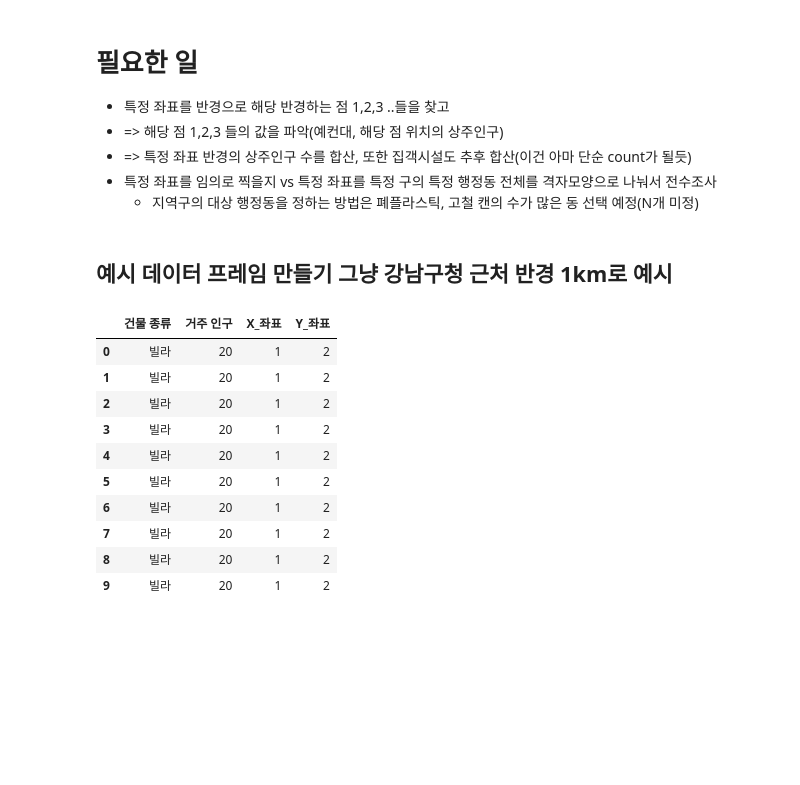
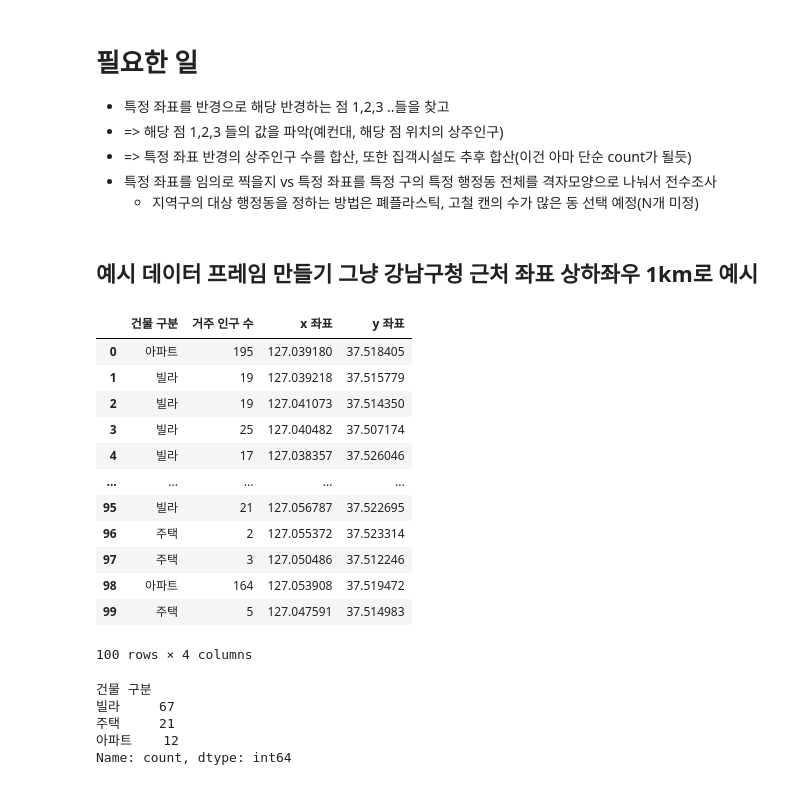
Before and after one commit to GyudongHan/Project_1, a Jupyter notebook: 프로젝트 2/Geo_edu(coordinate).ipynb, the cells around one changed output. Cells and saved outputs as stored; diff of their text form; code cells hidden in the pictures; blank space fills up the shorter version.

Commit message:
Data_Preprocessing_10.14~15

```diff
--- a/프로젝트 2/Geo_edu(coordinate).ipynb
+++ b/프로젝트 2/Geo_edu(coordinate).ipynb
@@ -6,32 +6,53 @@
 - 특정 좌표를 임의로 찍을지 vs 특정 좌표를 특정 구의 특정 행정동 전체를 격자모양으로 나눠서 전수조사
     - 지역구의 대상 행정동을 정하는 방법은 폐플라스틱, 고철 캔의 수가 많은 동 선택 예정(N개 미정)
 # %% [markdown]
-## 예시 데이터 프레임 만들기 그냥 강남구청 근처 반경 1km로 예시
+## 예시 데이터 프레임 만들기 그냥 강남구청 근처 좌표 상하좌우 1km로 예시
-# %%
-# 실제 x,y 좌표는 가져왔지만 그 외 데이터는 그냥 완전 랜덤.
-import pandas as pd
-data = [['빌라', 20, '1','2'],
-        ['빌라', 20, '1','2'],
-        ['빌라', 20, '1','2'],
-        ['빌라', 20, '1','2'],
-        ['빌라', 20, '1','2'],
-        ['빌라', 20, '1','2'],
-        ['빌라', 20, '1','2'],
-        ['빌라', 20, '1','2'],
-        ['빌라', 20, '1','2'],
-        ['빌라', 20, '1','2']]
-
-df = pd.DataFrame(data, columns=['건물 종류', '거주 인구', 'X_좌표', 'Y_좌표'])
-df
-# %% [output]
-|  | 건물 종류 | 거주 인구 | X_좌표 | Y_좌표 |
-| 0 | 빌라 | 20 | 1 | 2 |
-| 1 | 빌라 | 20 | 1 | 2 |
-| 2 | 빌라 | 20 | 1 | 2 |
-| 3 | 빌라 | 20 | 1 | 2 |
-| 4 | 빌라 | 20 | 1 | 2 |
-| 5 | 빌라 | 20 | 1 | 2 |
-| 6 | 빌라 | 20 | 1 | 2 |
-| 7 | 빌라 | 20 | 1 | 2 |
-| 8 | 빌라 | 20 | 1 | 2 |
-| 9 | 빌라 | 20 | 1 | 2 |
+# %%
+import random
+import pandas as pd
+
+# 랜덤 시드 설정
+random.seed(28)
+
+# 데이터 생성
+building_types = ["아파트", "빌라", "빌라", "빌라", "빌라", "주택"]
+residents = {"아파트": (100, 200), "빌라": (16, 25), "주택": (2, 5)}
+
+data = []
+
+for _ in range(100):
+    building_type = random.choice(building_types)
+    min_residents, max_residents = residents[building_type]
+    num_residents = random.randint(min_residents, max_residents)
+    x_coordinate = round(random.uniform(127.0361778, 127.0591223), 8)
+    y_coordinate = round(random.uniform(37.5066263, 37.5263467), 8)
+
+    data.append([building_type, num_residents, x_coordinate, y_coordinate])
+
+# 데이터프레임 생성
+df = pd.DataFrame(data, columns=["건물 구분", "거주 인구 수", "x 좌표", "y 좌표"])
+
+# 결과 출력
+df
+# %% [output]
+|  | 건물 구분 | 거주 인구 수 | x 좌표 | y 좌표 |
+| 0 | 아파트 | 195 | 127.039180 | 37.518405 |
+| 1 | 빌라 | 19 | 127.039218 | 37.515779 |
+| 2 | 빌라 | 19 | 127.041073 | 37.514350 |
+| 3 | 빌라 | 25 | 127.040482 | 37.507174 |
+| 4 | 빌라 | 17 | 127.038357 | 37.526046 |
+| ... | ... | ... | ... | ... |
+| 95 | 빌라 | 21 | 127.056787 | 37.522695 |
+| 96 | 주택 | 2 | 127.055372 | 37.523314 |
+| 97 | 주택 | 3 | 127.050486 | 37.512246 |
+| 98 | 아파트 | 164 | 127.053908 | 37.519472 |
+| 99 | 주택 | 5 | 127.047591 | 37.514983 |
+100 rows × 4 columns
+# %%
+df['건물 구분'].value_counts()
+# %% [output]
+건물 구분
+빌라     67
+주택     21
+아파트    12
+Name: count, dtype: int64
```
Also changed, not shown: parts of 5 cells of this notebook, 2 other files.
